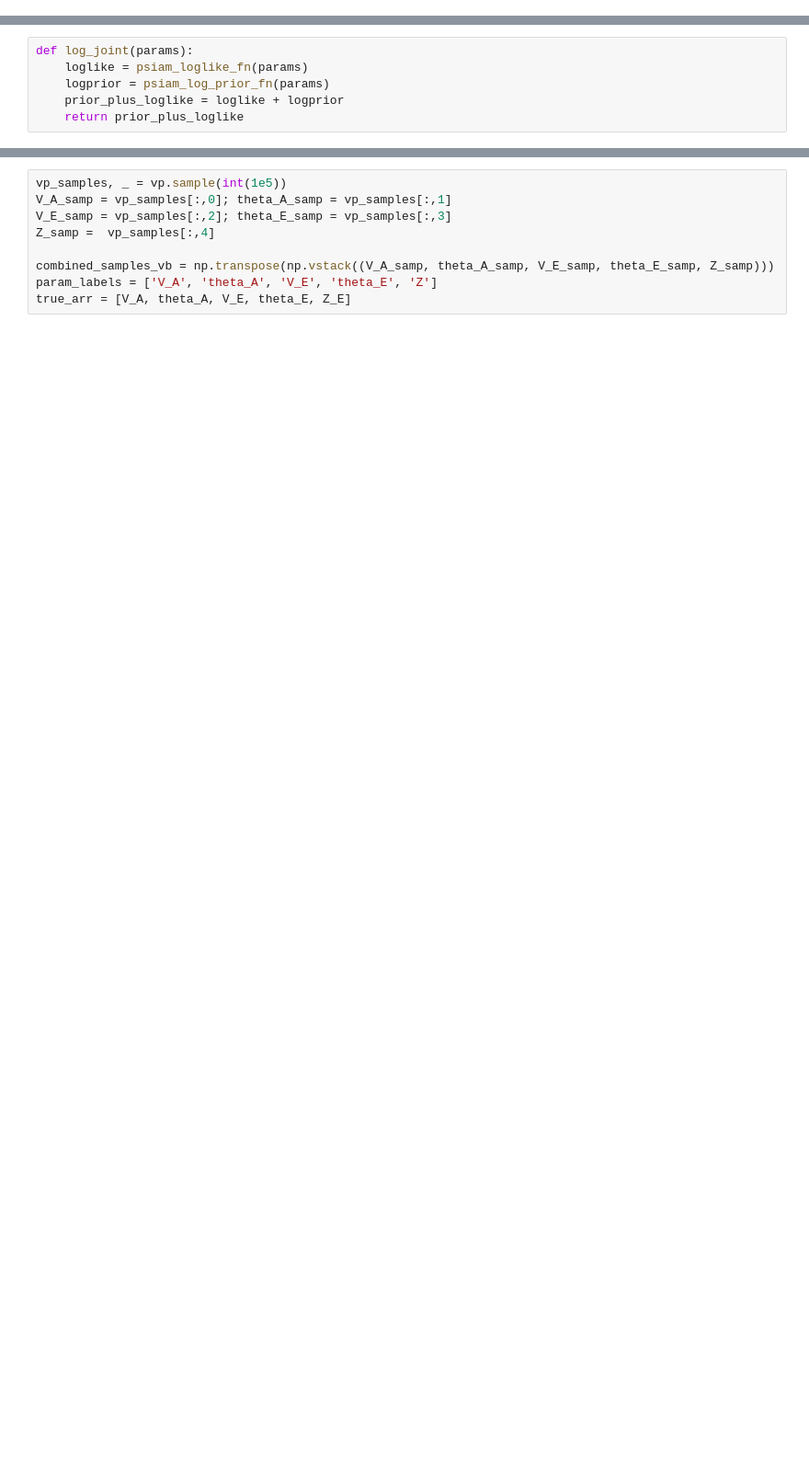
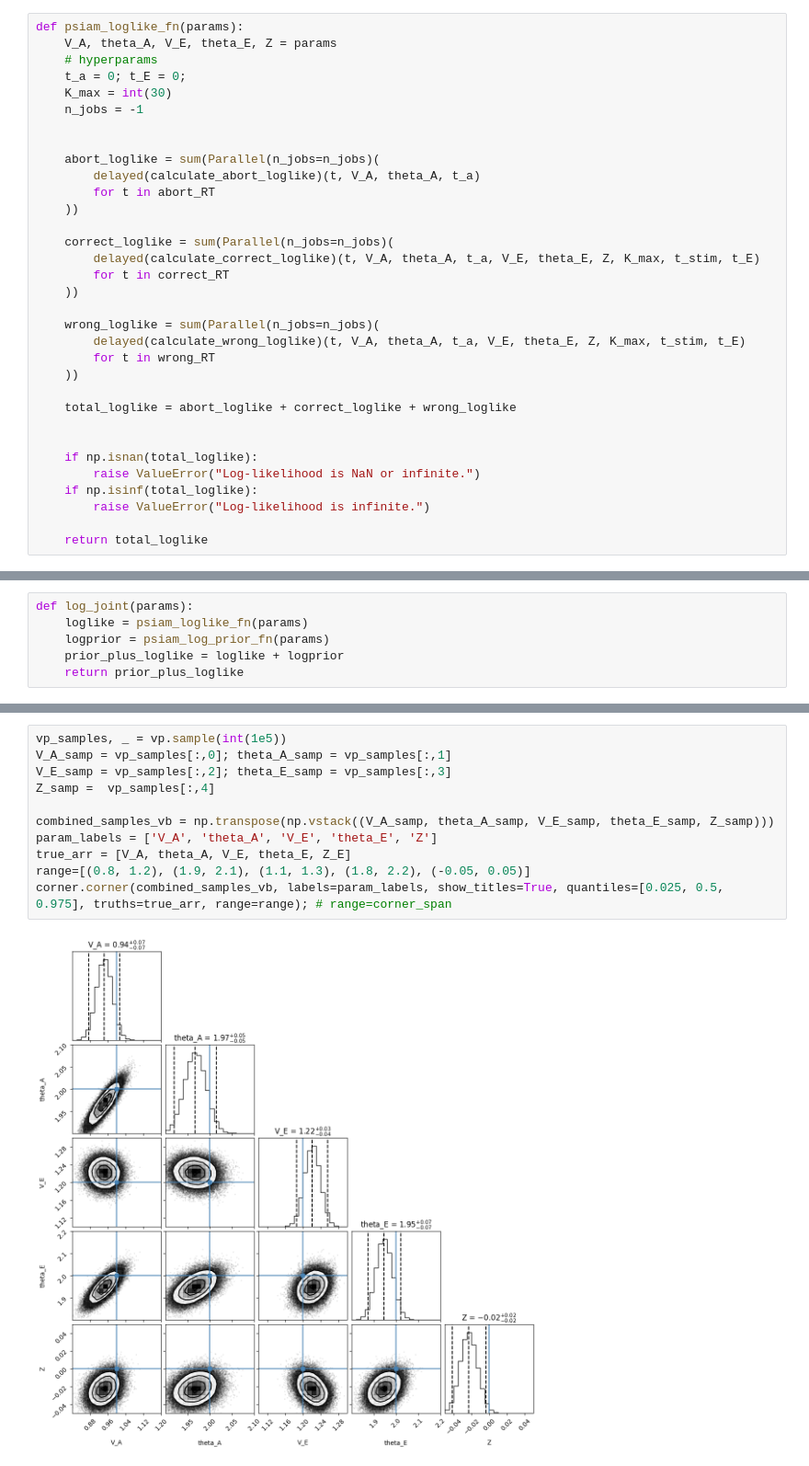
Before and after one commit to rakaar/ddm_codes, a Jupyter notebook: action_init_ddm/vbmc_psiam.ipynb, the cells around one changed output, grey strips where cells are left out. Shown: that part at 92% size. Saved outputs shown, nothing was run; the diff lists cells and outputs as text; blank space fills up the shorter version.

```diff
--- a/action_init_ddm/vbmc_psiam.ipynb
+++ b/action_init_ddm/vbmc_psiam.ipynb
@@ -132,3 +69,36 @@ def psiam_loglike_fn(params):
+# %%
+def psiam_loglike_fn(params):
+    V_A, theta_A, V_E, theta_E, Z = params
+    # hyperparams
+    t_a = 0; t_E = 0;
+    K_max = int(30)
+    n_jobs = -1
+
+
+    abort_loglike = sum(Parallel(n_jobs=n_jobs)(
+        delayed(calculate_abort_loglike)(t, V_A, theta_A, t_a)
+        for t in abort_RT
+    ))
+
+    correct_loglike = sum(Parallel(n_jobs=n_jobs)(
+        delayed(calculate_correct_loglike)(t, V_A, theta_A, t_a, V_E, theta_E, Z, K_max, t_stim, t_E)
+        for t in correct_RT
+    ))
+
+    wrong_loglike = sum(Parallel(n_jobs=n_jobs)(
+        delayed(calculate_wrong_loglike)(t, V_A, theta_A, t_a, V_E, theta_E, Z, K_max, t_stim, t_E)
+        for t in wrong_RT
+    ))
+
+    total_loglike = abort_loglike + correct_loglike + wrong_loglike
+
+
+    if np.isnan(total_loglike):
+        raise ValueError("Log-likelihood is NaN or infinite.")
+    if np.isinf(total_loglike):
+        raise ValueError("Log-likelihood is infinite.")
+
+    return total_loglike
 # %%
 # Bounds
 # V_A: 1 # theta_A: 2 # V_E: 0.5 # theta_E: 1 # Z = 0
@@ -200,9 +170,13 @@ Estimated ELBO: -12295.097 +/-0.001.
 # %%
 vp_samples, _ = vp.sample(int(1e5))
 V_A_samp = vp_samples[:,0]; theta_A_samp = vp_samples[:,1]
 V_E_samp = vp_samples[:,2]; theta_E_samp = vp_samples[:,3]
 Z_samp =  vp_samples[:,4]
 
 combined_samples_vb = np.transpose(np.vstack((V_A_samp, theta_A_samp, V_E_samp, theta_E_samp, Z_samp)))
 param_labels = ['V_A', 'theta_A', 'V_E', 'theta_E', 'Z']
 true_arr = [V_A, theta_A, V_E, theta_E, Z_E]
+range=[(0.8, 1.2), (1.9, 2.1), (1.1, 1.3), (1.8, 2.2), (-0.05, 0.05)]
+corner.corner(combined_samples_vb, labels=param_labels, show_titles=True, quantiles=[0.025, 0.5, 0.975], truths=true_arr, range=range); # range=corner_span
+# %% [output]
+[figure, added]
```
Also changed, not shown: parts of 5 cells of this notebook, 3 other files.
